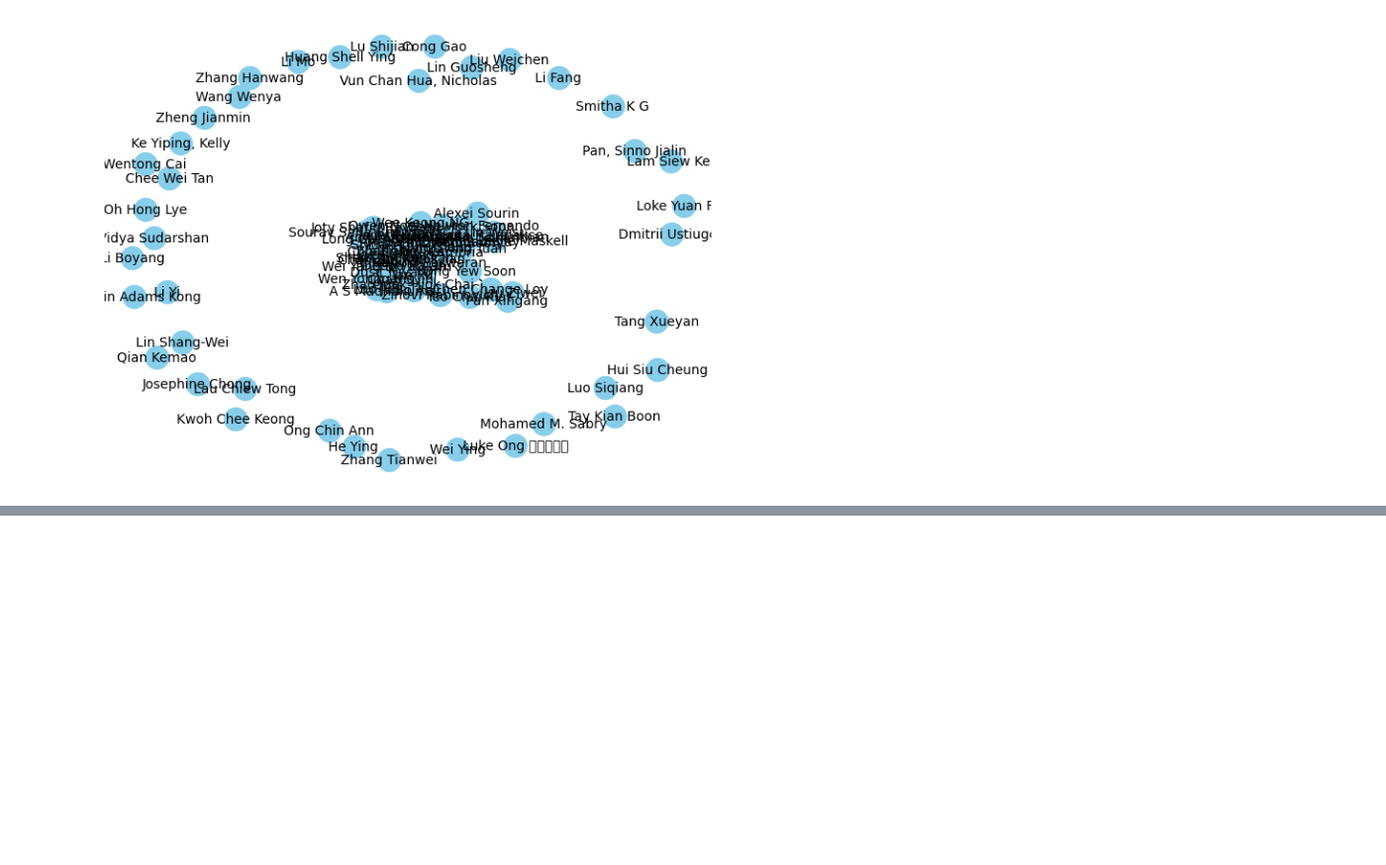
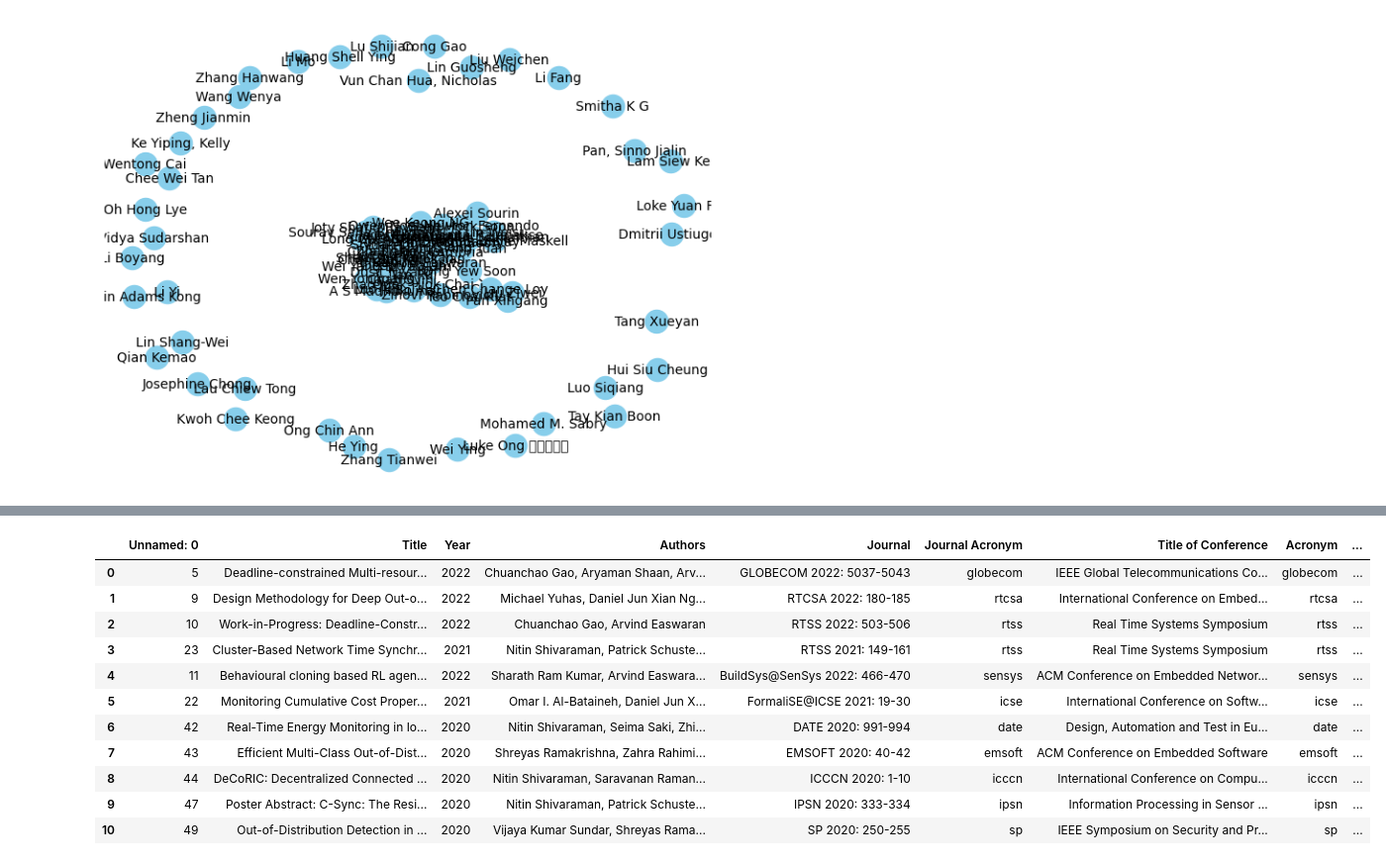
Before and after one commit to Joel-yj/Profound, a Jupyter notebook: Data_cleaning.ipynb, the cells around one changed output, grey strips where cells are left out. Shown at 99% size. Cells and saved outputs as stored; diff of their text form; code cells hidden in the pictures; blank space fills up the shorter version.

Commit message:
added conferences, able to filter out prof conference papers

```diff
--- a/Data_cleaning.ipynb
+++ b/Data_cleaning.ipynb
@@ -266,0 +367,16 @@ plt.show()
+# %%
+# Assuming df1 and df2 are your DataFrames
+import pandas as pd
+
+df=pd.read_csv("CORE.csv")
+prof = pd.read_csv("publications/Arvind_Easwaran.csv")
+
+# Convert col2 in df1 and col3 in df2 to lowercase (or uppercase)
+df['Acronym'] = df['Acronym'].str.lower()
+
+# Create a boolean mask based on the condition
+condition = prof['Journal Acronym'].isin(df['Acronym'])
+
+# Use the boolean mask to filter rows in df1
+result_df = prof[condition]
+result_df
@@ -266,0 +396,3 @@ plt.show()
+# %%
+ranking_df = df[df['Acronym'].isin(result_df['Journal Acronym'])]
+ranking_df
@@ -266,0 +411,16 @@ plt.show()
+# %%
+merged_df = pd.merge(result_df, ranking_df, left_on='Journal Acronym',right_on="Acronym" ,how='inner')
+merged_df
+# %% [output]
+|  | Unnamed: 0 | Title | Year | Authors | Journal | Journal Acronym | Title of Conference | Acronym | ... |
+| 0 | 5 | Deadline-constrained Multi-resour... | 2022 | Chuanchao Gao, Aryaman Shaan, Arv... | GLOBECOM 2022: 5037-5043 | globecom | IEEE Global Telecommunications Co... | globecom | ... |
+| 1 | 9 | Design Methodology for Deep Out-o... | 2022 | Michael Yuhas, Daniel Jun Xian Ng... | RTCSA 2022: 180-185 | rtcsa | International Conference on Embed... | rtcsa | ... |
+| 2 | 10 | Work-in-Progress: Deadline-Constr... | 2022 | Chuanchao Gao, Arvind Easwaran | RTSS 2022: 503-506 | rtss | Real Time Systems Symposium | rtss | ... |
+| 3 | 23 | Cluster-Based Network Time Synchr... | 2021 | Nitin Shivaraman, Patrick Schuste... | RTSS 2021: 149-161 | rtss | Real Time Systems Symposium | rtss | ... |
+| 4 | 11 | Behavioural cloning based RL agen... | 2022 | Sharath Ram Kumar, Arvind Easwara... | BuildSys@SenSys 2022: 466-470 | sensys | ACM Conference on Embedded Networ... | sensys | ... |
+| 5 | 22 | Monitoring Cumulative Cost Proper... | 2021 | Omar I. Al-Bataineh, Daniel Jun X... | FormaliSE@ICSE 2021: 19-30 | icse | International Conference on Softw... | icse | ... |
+| 6 | 42 | Real-Time Energy Monitoring in Io... | 2020 | Nitin Shivaraman, Seima Saki, Zhi... | DATE 2020: 991-994 | date | Design, Automation and Test in Eu... | date | ... |
+| 7 | 43 | Efficient Multi-Class Out-of-Dist... | 2020 | Shreyas Ramakrishna, Zahra Rahimi... | EMSOFT 2020: 40-42 | emsoft | ACM Conference on Embedded Software | emsoft | ... |
+| 8 | 44 | DeCoRIC: Decentralized Connected ... | 2020 | Nitin Shivaraman, Saravanan Raman... | ICCCN 2020: 1-10 | icccn | International Conference on Compu... | icccn | ... |
+| 9 | 47 | Poster Abstract: C-Sync: The Resi... | 2020 | Nitin Shivaraman, Patrick Schuste... | IPSN 2020: 333-334 | ipsn | Information Processing in Sensor ... | ipsn | ... |
+| 10 | 49 | Out-of-Distribution Detection in ... | 2020 | Vijaya Kumar Sundar, Shreyas Rama... | SP 2020: 250-255 | sp | IEEE Symposium on Security and Pr... | sp | ... |
```
Also changed, not shown: parts of 8 cells of this notebook, 1 other file.
